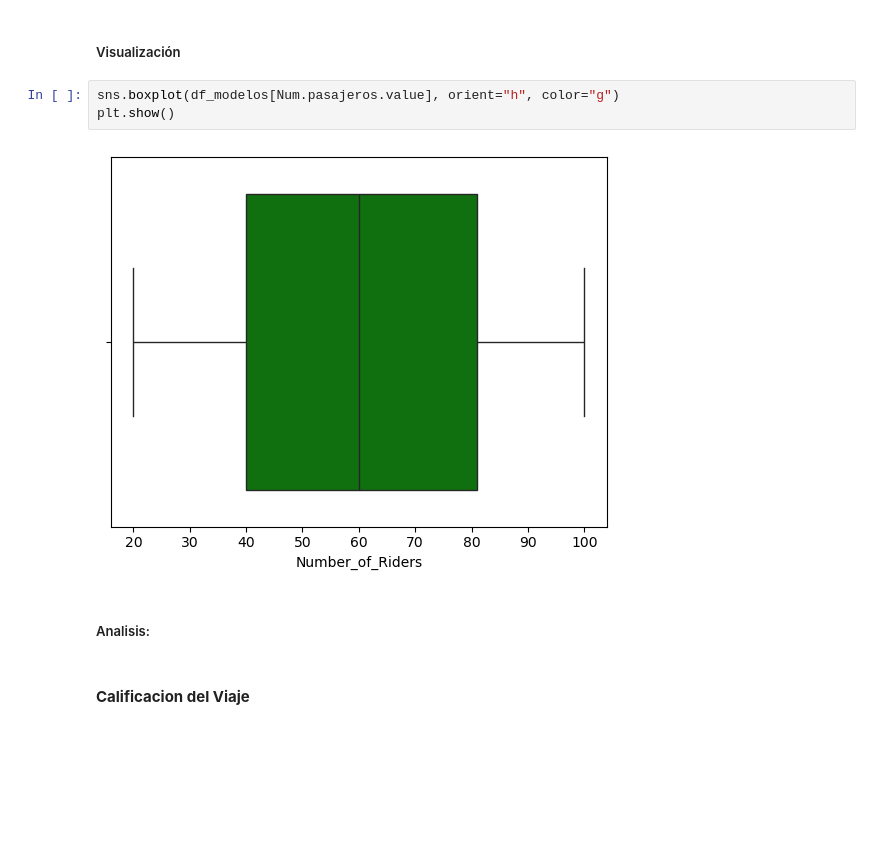
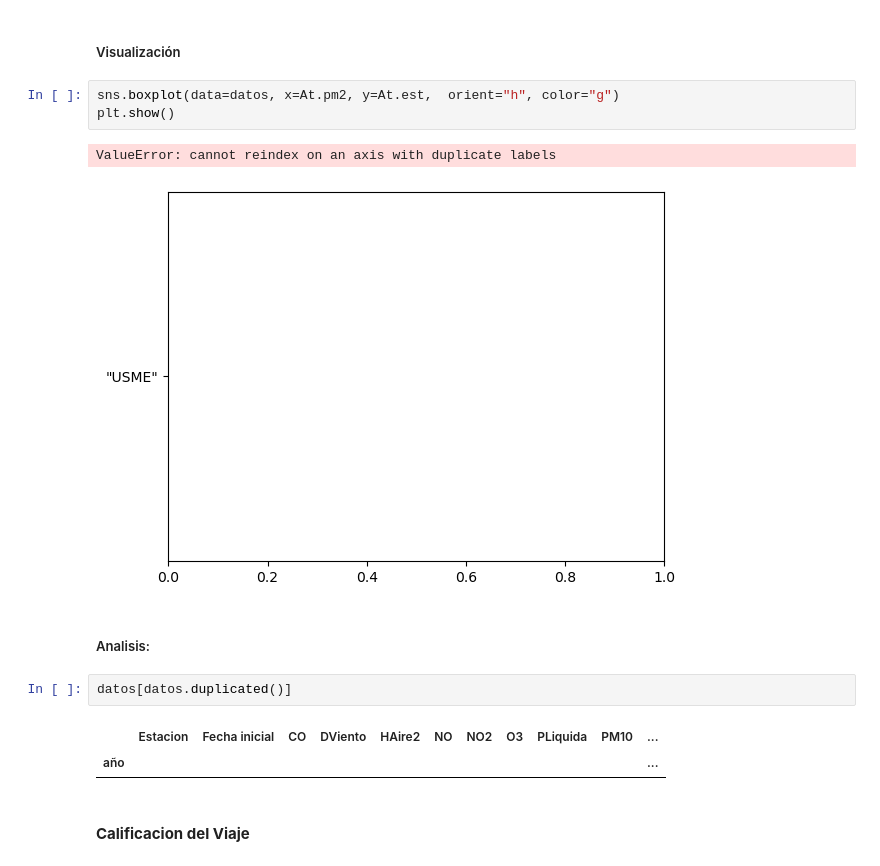
Before and after one commit to josejjgs1923/proyecto-analisis-calidad-aire-bogota, a Jupyter notebook: Analisis datos calidad aire.ipynb, the cells around one changed output. Cells and saved outputs as stored; diff of their text form; blank space fills up the shorter version.

Commit message:
Cambios para analizar el dataset por estaciones

```diff
--- a/Analisis datos calidad aire.ipynb
+++ b/Analisis datos calidad aire.ipynb
@@ -344,12 +239,18 @@ medidas_resumen(df_modelos, Num.pasajeros.value)
 # %% [markdown]
 ##### Visualización
 # %%
-sns.boxplot(df_modelos[Num.pasajeros.value], orient="h", color="g")
+sns.boxplot(data=datos, x=At.pm2, y=At.est,  orient="h", color="g")
 plt.show()
 # %% [output]
+ValueError: cannot reindex on an axis with duplicate labels
-[figure, old version]
+[figure, new version]
 # %% [markdown]
 ##### Analisis:
+# %%
+datos[datos.duplicated()]
+# %% [output]
+|  | Estacion | Fecha inicial | CO | DViento | HAire2 | NO | NO2 | O3 | PLiquida | PM10 | ... |
+| año |  |  |  |  |  |  |  |  |  |  | ... |
 # %% [markdown]
 #### **Calificacion del Viaje**
 # %% [markdown]
```
Also changed, not shown: parts of 21 cells of this notebook.
